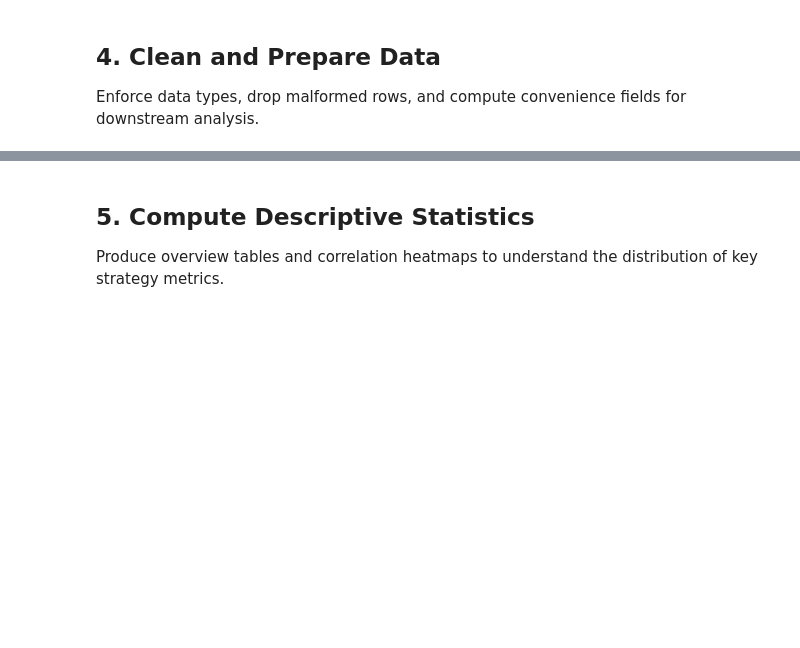
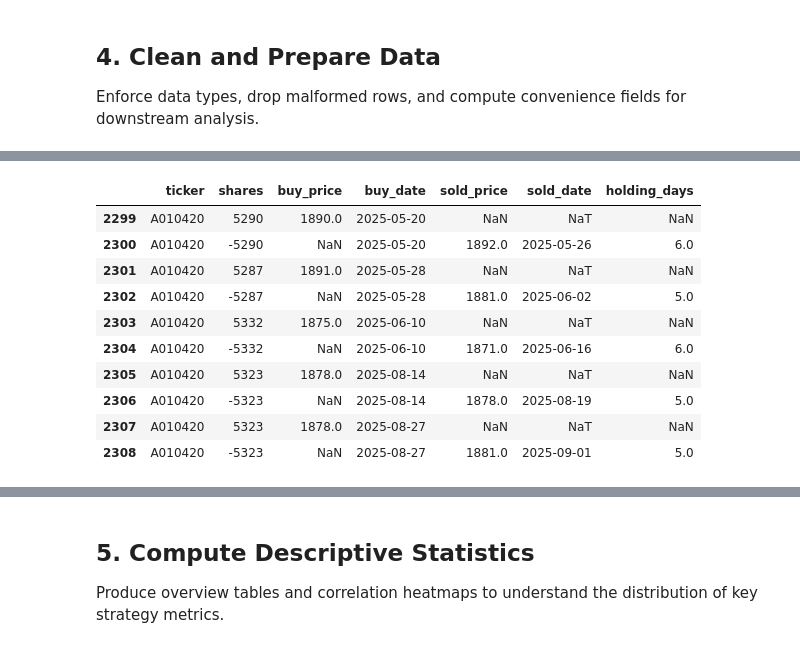
Before and after one commit to byeungchun/perfectdays, a Jupyter notebook: notebook/strategy01_result_analysis.ipynb, the cells around one changed output, grey strips where cells are left out. Saved outputs shown, nothing was run; the diff lists cells and outputs as text; code cells hidden in the pictures; blank space fills up the shorter version.

```diff
--- a/notebook/strategy01_result_analysis.ipynb
+++ b/notebook/strategy01_result_analysis.ipynb
@@ -239,0 +240,14 @@ holdings_df.head()
+# %%
+holdings_df[holdings_df["ticker"] == "A010420"]
+# %% [output]
+|  | ticker | shares | buy_price | buy_date | sold_price | sold_date | holding_days |
+| 2299 | A010420 | 5290 | 1890.0 | 2025-05-20 | NaN | NaT | NaN |
+| 2300 | A010420 | -5290 | NaN | 2025-05-20 | 1892.0 | 2025-05-26 | 6.0 |
+| 2301 | A010420 | 5287 | 1891.0 | 2025-05-28 | NaN | NaT | NaN |
+| 2302 | A010420 | -5287 | NaN | 2025-05-28 | 1881.0 | 2025-06-02 | 5.0 |
+| 2303 | A010420 | 5332 | 1875.0 | 2025-06-10 | NaN | NaT | NaN |
+| 2304 | A010420 | -5332 | NaN | 2025-06-10 | 1871.0 | 2025-06-16 | 6.0 |
+| 2305 | A010420 | 5323 | 1878.0 | 2025-08-14 | NaN | NaT | NaN |
+| 2306 | A010420 | -5323 | NaN | 2025-08-14 | 1878.0 | 2025-08-19 | 5.0 |
+| 2307 | A010420 | 5323 | 1878.0 | 2025-08-27 | NaN | NaT | NaN |
+| 2308 | A010420 | -5323 | NaN | 2025-08-27 | 1881.0 | 2025-09-01 | 5.0 |
```
Also changed, not shown: parts of 7 cells of this notebook.
